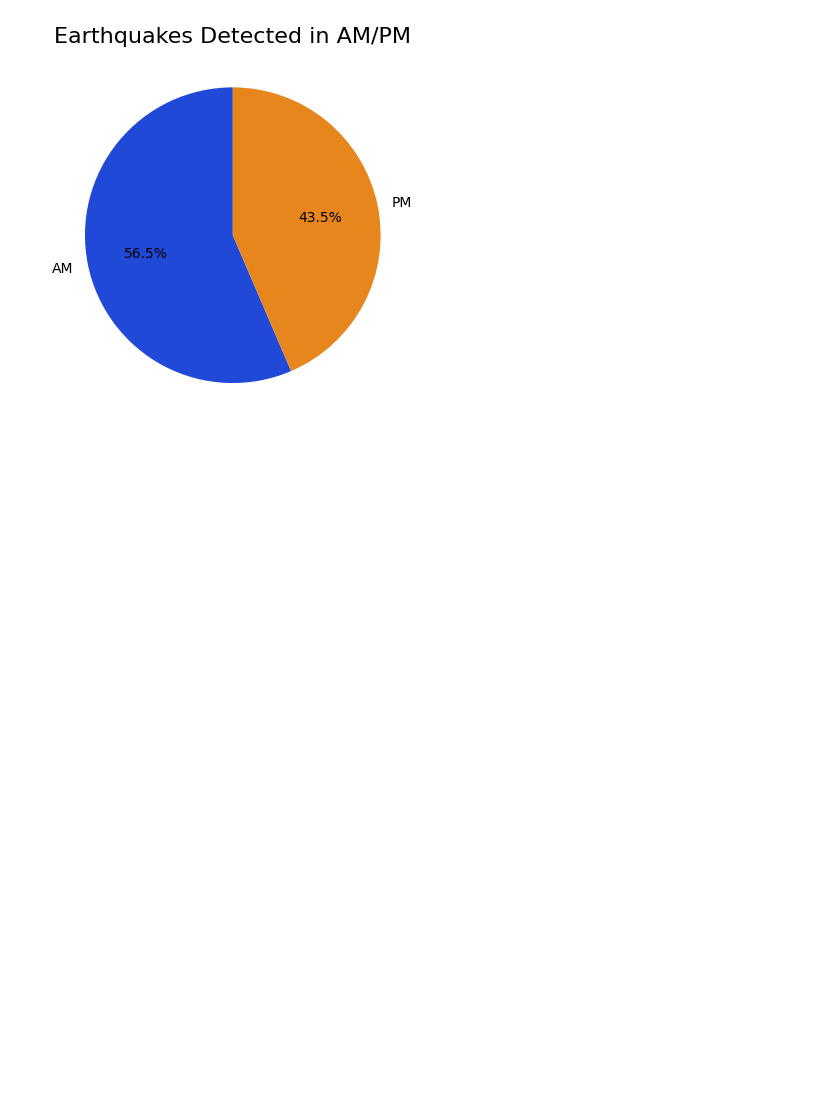
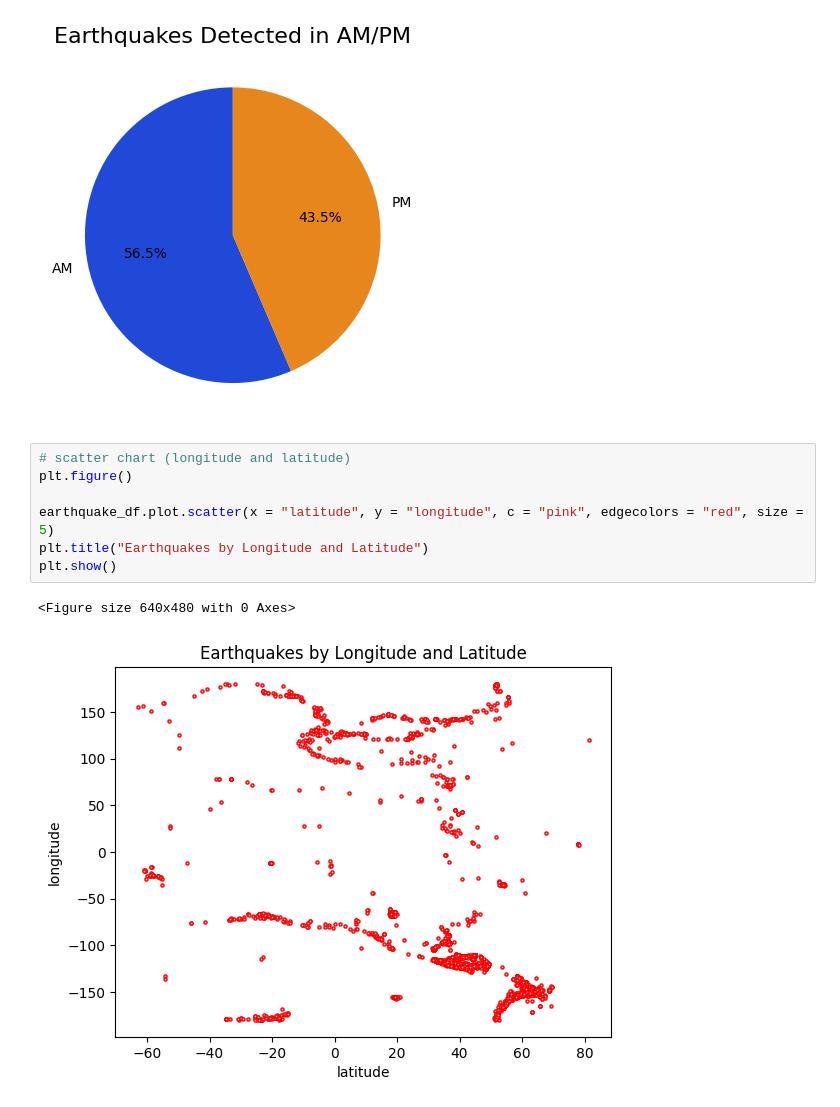
Before and after one commit to usuajiayako/DataScienceWeek3, a Jupyter notebook: data_visualisation_assignment.ipynb, the cells around one changed output. Cells and saved outputs as stored; diff of their text form; blank space fills up the shorter version.

Commit message:
add scatter chart

```diff
--- a/data_visualisation_assignment.ipynb
+++ b/data_visualisation_assignment.ipynb
@@ -93,3 +93,13 @@ plt.savefig("earthquake_pie.png", dpi = 300)
 plt.show()
 # %% [output]
 [figure]
+# %%
+# scatter chart (longitude and latitude)
+plt.figure()
+
+earthquake_df.plot.scatter(x = "latitude", y = "longitude", c = "pink", edgecolors = "red", size = 5)
+plt.title("Earthquakes by Longitude and Latitude")
+plt.show()
+# %% [output]
+<Figure size 640x480 with 0 Axes>
+[figure, added]
```
